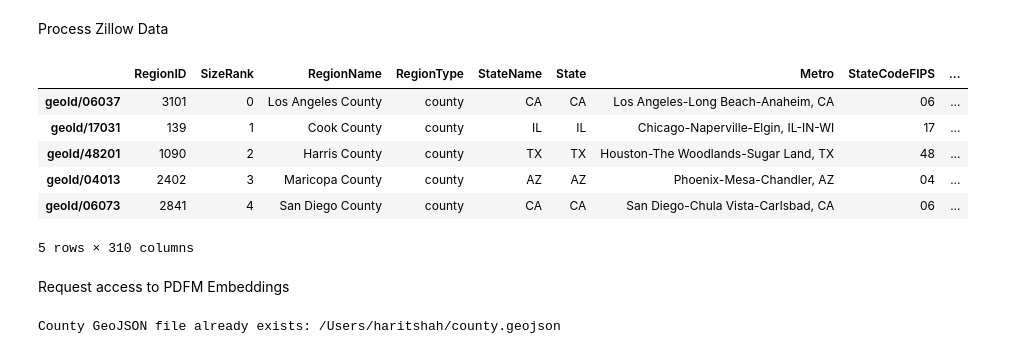
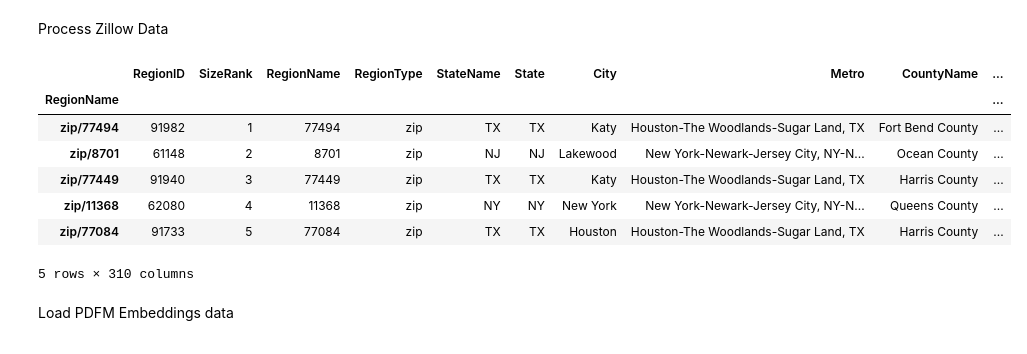
Before and after one commit to harit105/GeoSpatialProjects, a Jupyter notebook: PredictingHomeValuesIn3D/PDFMFEATURES.ipynb, the cells around one changed output. Cells and saved outputs as stored; diff of their text form; code cells hidden in the pictures.

Commit message:
Updated PDFM Embedding project

```diff
--- a/PredictingHomeValuesIn3D/PDFMFEATURES.ipynb
+++ b/PredictingHomeValuesIn3D/PDFMFEATURES.ipynb
@@ -12,7 +11,7 @@ import leafmap.maplibregl as leafmap
 # %% [markdown]
 Download the Zillow home value data at the county level.
 # %%
-zhvi_url = "https://github.com/opengeos/datasets/releases/download/us/zillow_home_value_index_by_county.csv"
+zhvi_url = "https://github.com/opengeos/datasets/releases/download/us/zillow_home_value_index_by_zipcode.csv"
 # Save to home directory to avoid read-only file system issues
-zhvi_file = os.path.expanduser("~/zillow_home_value_index_by_county.csv")
+zhvi_file = os.path.expanduser("/Users/haritshah/Documents/GitHub/GeoSpatialProjects/PredictingHomeValuesIn3D/Zillow/Zillow Home Value Index by Zipcode.csv")
 # %%
@@ -21,32 +20,19 @@ if not os.path.exists(zhvi_file):
 # %% [markdown]
 Process Zillow Data
 # %%
-zhvi_df = pd.read_csv(
-    zhvi_file, dtype={"StateCodeFIPS": "string", "MunicipalCodeFIPS": "string"}
-)
-zhvi_df.index = "geoId/" + zhvi_df["StateCodeFIPS"] + zhvi_df["MunicipalCodeFIPS"]
+zhvi_df = pd.read_csv(zhvi_file, dtype={"RegionName": "string"})
+zhvi_df.index = zhvi_df["RegionName"].apply(lambda x: f"zip/{x}")
 zhvi_df.head()
 # %% [output]
-|  | RegionID | SizeRank | RegionName | RegionType | StateName | State | Metro | StateCodeFIPS | ... |
-| geoId/06037 | 3101 | 0 | Los Angeles County | county | CA | CA | Los Angeles-Long Beach-Anaheim, CA | 06 | ... |
-| geoId/17031 | 139 | 1 | Cook County | county | IL | IL | Chicago-Naperville-Elgin, IL-IN-WI | 17 | ... |
-| geoId/48201 | 1090 | 2 | Harris County | county | TX | TX | Houston-The Woodlands-Sugar Land, TX | 48 | ... |
-| geoId/04013 | 2402 | 3 | Maricopa County | county | AZ | AZ | Phoenix-Mesa-Chandler, AZ | 04 | ... |
-| geoId/06073 | 2841 | 4 | San Diego County | county | CA | CA | San Diego-Chula Vista-Carlsbad, CA | 06 | ... |
+|  | RegionID | SizeRank | RegionName | RegionType | StateName | State | City | Metro | CountyName | ... |
+| RegionName |  |  |  |  |  |  |  |  |  | ... |
+| zip/77494 | 91982 | 1 | 77494 | zip | TX | TX | Katy | Houston-The Woodlands-Sugar Land, TX | Fort Bend County | ... |
+| zip/8701 | 61148 | 2 | 8701 | zip | NJ | NJ | Lakewood | New York-Newark-Jersey City, NY-N... | Ocean County | ... |
+| zip/77449 | 91940 | 3 | 77449 | zip | TX | TX | Katy | Houston-The Woodlands-Sugar Land, TX | Harris County | ... |
+| zip/11368 | 62080 | 4 | 11368 | zip | NY | NY | New York | New York-Newark-Jersey City, NY-N... | Queens County | ... |
+| zip/77084 | 91733 | 5 | 77084 | zip | TX | TX | Houston | Houston-The Woodlands-Sugar Land, TX | Harris County | ... |
 5 rows × 310 columns
-# %% [markdown]
-Request access to PDFM Embeddings
+# %% [markdown]
+Load PDFM Embeddings data
 # %%
-# Save to home directory to avoid read-only file system issues
-county_geojson = os.path.expanduser("~/county.geojson")
-
-# Download county GeoJSON if it doesn't exist
-county_url = "https://github.com/opengeos/datasets/releases/download/us/us_counties.geojson"
-
-if not os.path.exists(county_geojson):
-    print("Downloading county GeoJSON data...")
-    download_file(county_url, county_geojson)
-else:
-    print(f"County GeoJSON file already exists: {county_geojson}")
+embeddings_file = os.path.expanduser("/Users/haritshah/Desktop/pdfm_embeddings/v0/us/zcta_embeddings.csv")
-# %% [output]
-County GeoJSON file already exists: /Users/haritshah/county.geojson
```
Also changed, not shown: parts of 24 cells of this notebook, 1 other file.
